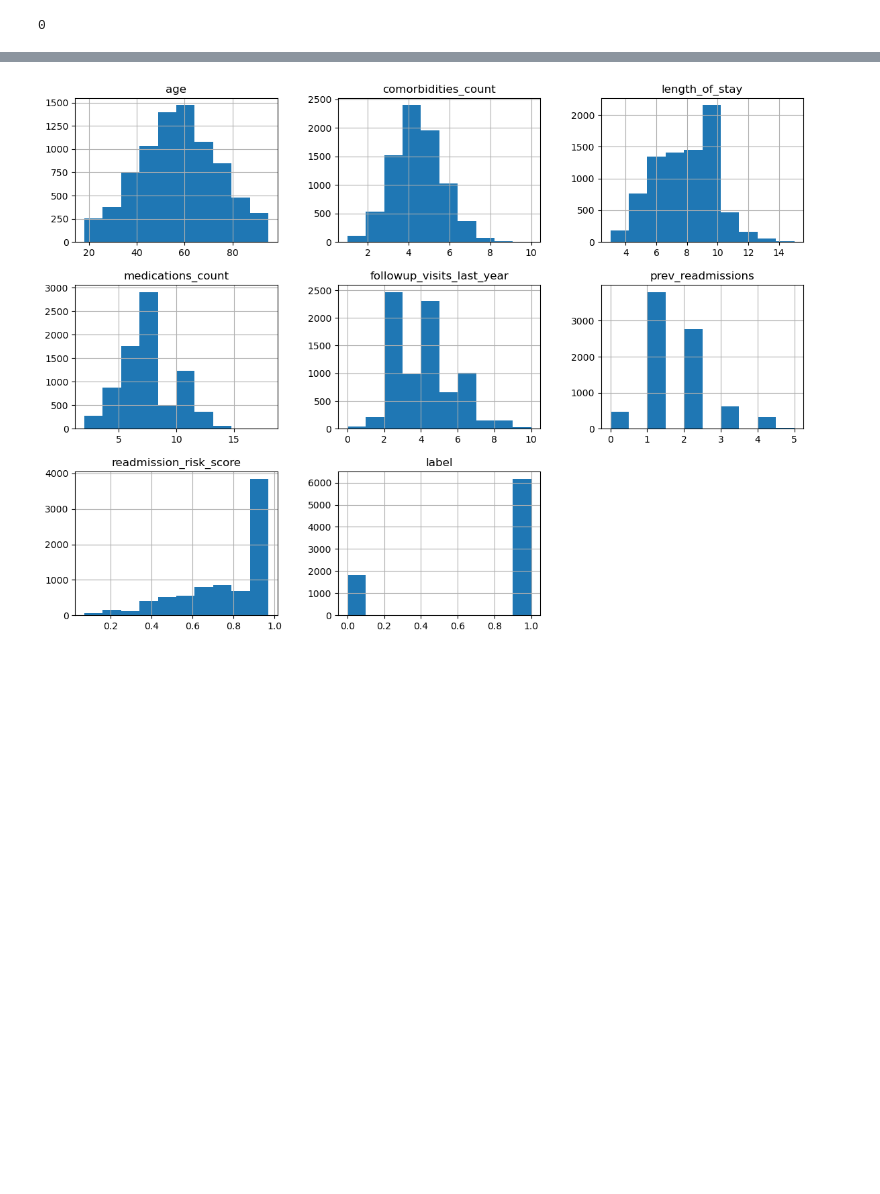
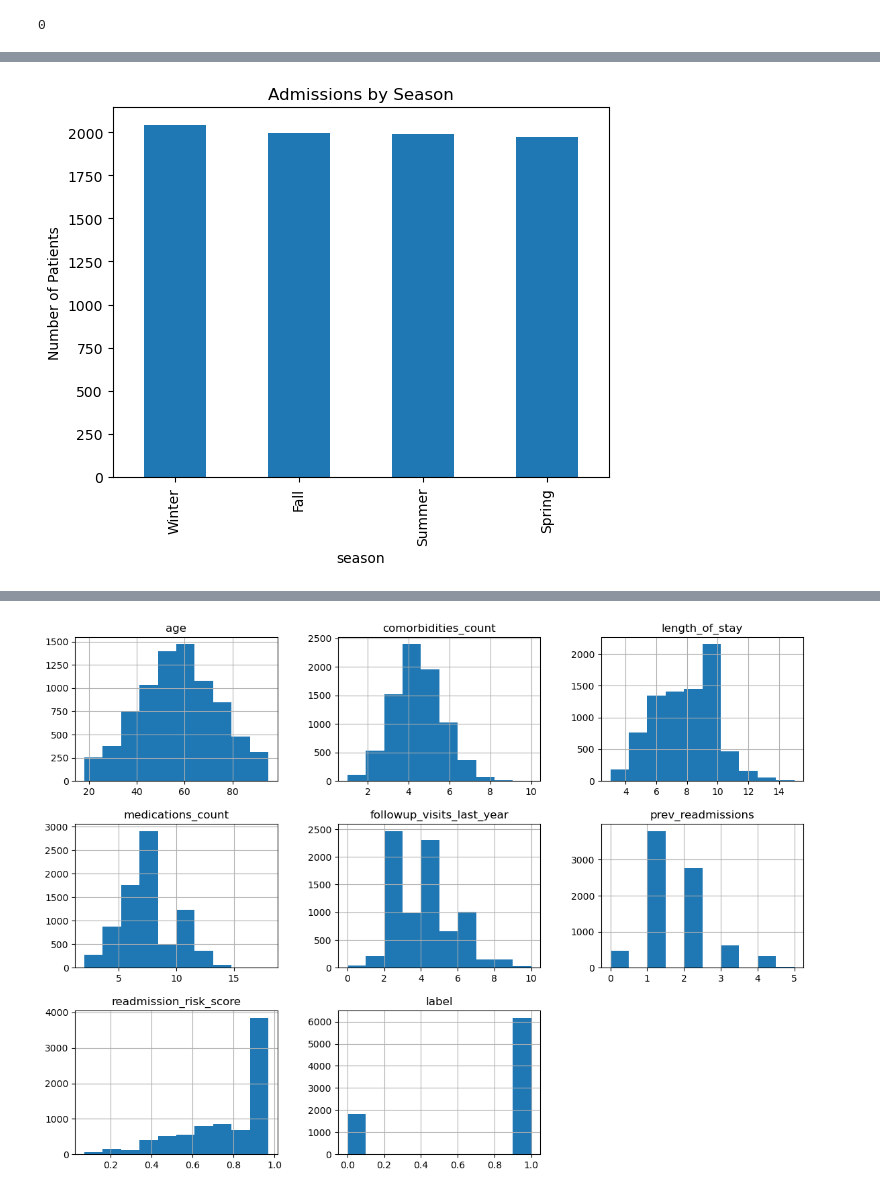
Before and after one commit to royphelps1/hospital-readmission-analysis, a Jupyter notebook: notebooks/01_exploratory_data_analysis.ipynb, the cells around one changed output, grey strips where cells are left out. Saved outputs shown, nothing was run; the diff lists cells and outputs as text; code cells hidden in the pictures; blank space fills up the shorter version.

```diff
--- a/notebooks/01_exploratory_data_analysis.ipynb
+++ b/notebooks/01_exploratory_data_analysis.ipynb
@@ -163,0 +228,20 @@ After checking the target variable distribution, the split is almost 80 / 20.
+# %%
+#season is evenly distributed, probably because it is synthetic
+season_n = df["season"].value_counts()
+season_percent = df["season"].value_counts(normalize=True) * 100
+
+season_n.plot(
+    kind="bar",
+    title="Admissions by Season",
+    ylabel="Number of Patients"
+)
+
+plt.savefig(
+    IMAGE_DIR / "Admissions by Season.png",
+    dpi=300,
+    bbox_inches="tight"
+)
+
+plt.show()
+# %% [output]
+[figure, added]
```
Also changed, not shown: parts of 30 cells of this notebook, 13 other files.
